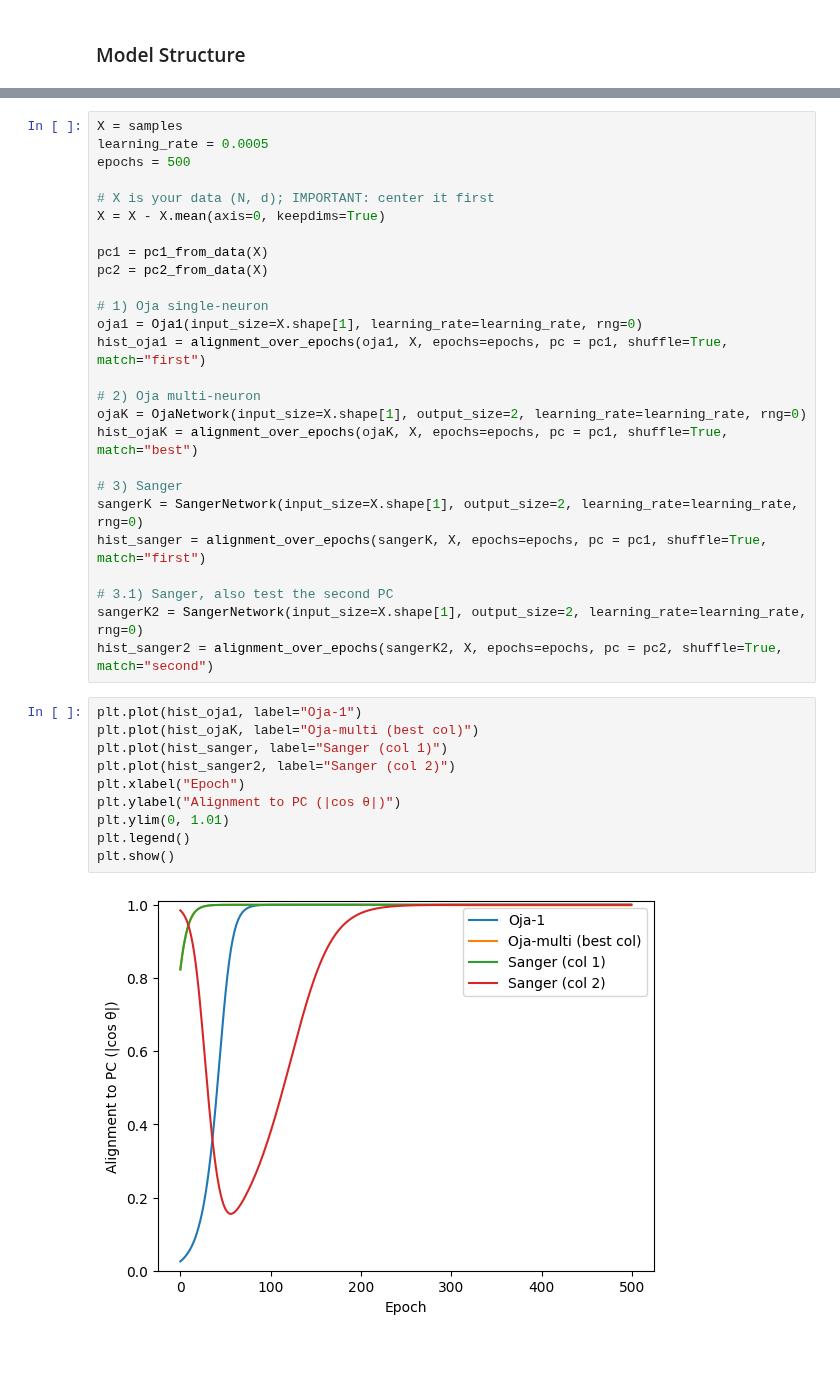
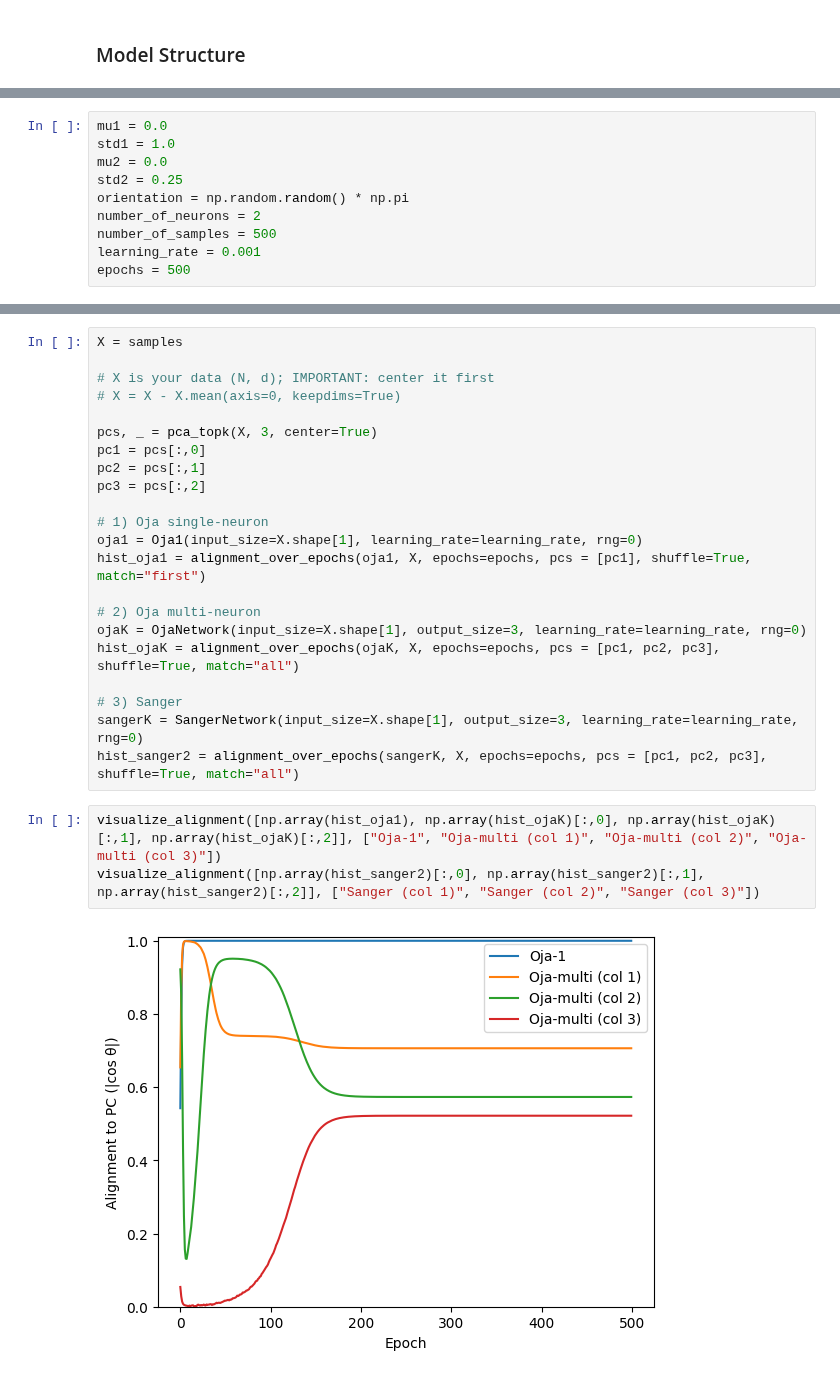
Before and after one commit to neuralalgorithms/representational-drift, a Jupyter notebook: NN.ipynb, the cells around one changed output, grey strips where cells are left out. Drawn from its saved outputs; the diff is of its cells as text.

Commit message:
save the 2 test cases results in Oja's and Sanger's rules

```diff
--- a/NN.ipynb
+++ b/NN.ipynb
@@ -282,0 +382,10 @@ def alignment_over_epochs(model, X, epochs, pc, shuffle=True, match="best"):
+# %%
+mu1 = 0.0
+std1 = 1.0
+mu2 = 0.0
+std2 = 0.25
+orientation = np.random.random() * np.pi
+number_of_neurons = 2
+number_of_samples = 500
+learning_rate = 0.001
+epochs = 500
@@ -283,38 +455,27 @@ def alignment_over_epochs(model, X, epochs, pc, shuffle=True, match="best"):
 # %%
 X = samples
-learning_rate = 0.0005
-epochs = 500
 
 # X is your data (N, d); IMPORTANT: center it first
-X = X - X.mean(axis=0, keepdims=True)
+# X = X - X.mean(axis=0, keepdims=True)
 
-pc1 = pc1_from_data(X)
-pc2 = pc2_from_data(X)
+pcs, _ = pca_topk(X, 3, center=True)
+pc1 = pcs[:,0]
+pc2 = pcs[:,1]
+pc3 = pcs[:,2]
 
 # 1) Oja single-neuron
 oja1 = Oja1(input_size=X.shape[1], learning_rate=learning_rate, rng=0)
-hist_oja1 = alignment_over_epochs(oja1, X, epochs=epochs, pc = pc1, shuffle=True, match="first")
+hist_oja1 = alignment_over_epochs(oja1, X, epochs=epochs, pcs = [pc1], shuffle=True, match="first")
 
 # 2) Oja multi-neuron
-ojaK = OjaNetwork(input_size=X.shape[1], output_size=2, learning_rate=learning_rate, rng=0)
-hist_ojaK = alignment_over_epochs(ojaK, X, epochs=epochs, pc = pc1, shuffle=True, match="best")
+ojaK = OjaNetwork(input_size=X.shape[1], output_size=3, learning_rate=learning_rate, rng=0)
+hist_ojaK = alignment_over_epochs(ojaK, X, epochs=epochs, pcs = [pc1, pc2, pc3], shuffle=True, match="all")
 
 # 3) Sanger
-sangerK = SangerNetwork(input_size=X.shape[1], output_size=2, learning_rate=learning_rate, rng=0)
-hist_sanger = alignment_over_epochs(sangerK, X, epochs=epochs, pc = pc1, shuffle=True, match="first")
-
-# 3.1) Sanger, also test the second PC
-sangerK2 = SangerNetwork(input_size=X.shape[1], output_size=2, learning_rate=learning_rate, rng=0)
-hist_sanger2 = alignment_over_epochs(sangerK2, X, epochs=epochs, pc = pc2, shuffle=True, match="second")
+sangerK = SangerNetwork(input_size=X.shape[1], output_size=3, learning_rate=learning_rate, rng=0)
+hist_sanger2 = alignment_over_epochs(sangerK, X, epochs=epochs, pcs = [pc1, pc2, pc3], shuffle=True, match="all")
 # %%
-plt.plot(hist_oja1, label="Oja-1")
-plt.plot(hist_ojaK, label="Oja-multi (best col)")
-plt.plot(hist_sanger, label="Sanger (col 1)")
-plt.plot(hist_sanger2, label="Sanger (col 2)")
-plt.xlabel("Epoch")
-plt.ylabel("Alignment to PC (|cos θ|)")
-plt.ylim(0, 1.01)
-plt.legend()
-plt.show()
+visualize_alignment([np.array(hist_oja1), np.array(hist_ojaK)[:,0], np.array(hist_ojaK)[:,1], np.array(hist_ojaK)[:,2]], ["Oja-1", "Oja-multi (col 1)", "Oja-multi (col 2)", "Oja-multi (col 3)"])
+visualize_alignment([np.array(hist_sanger2)[:,0], np.array(hist_sanger2)[:,1], np.array(hist_sanger2)[:,2]], ["Sanger (col 1)", "Sanger (col 2)", "Sanger (col 3)"])
 # %% [output]
-[figure, old version]
+[figure, new version]
```
Also changed, not shown: parts of 23 cells of this notebook.
